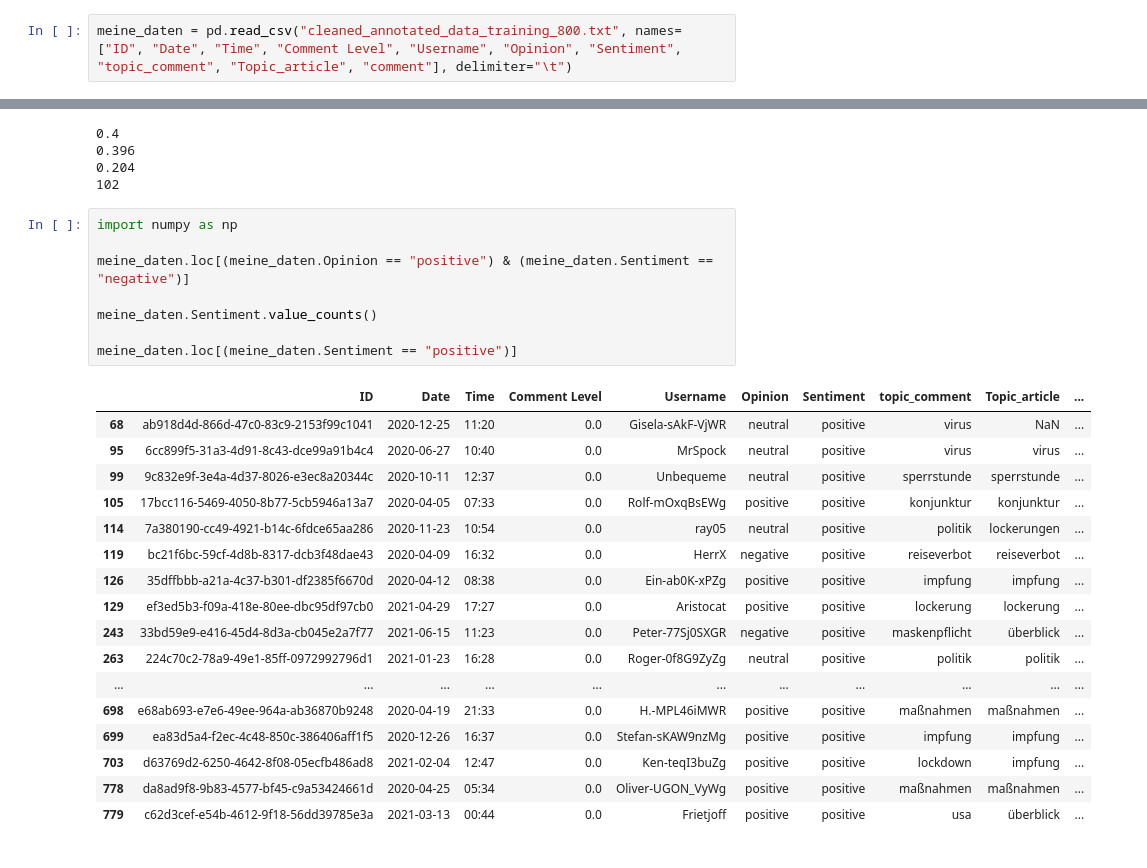
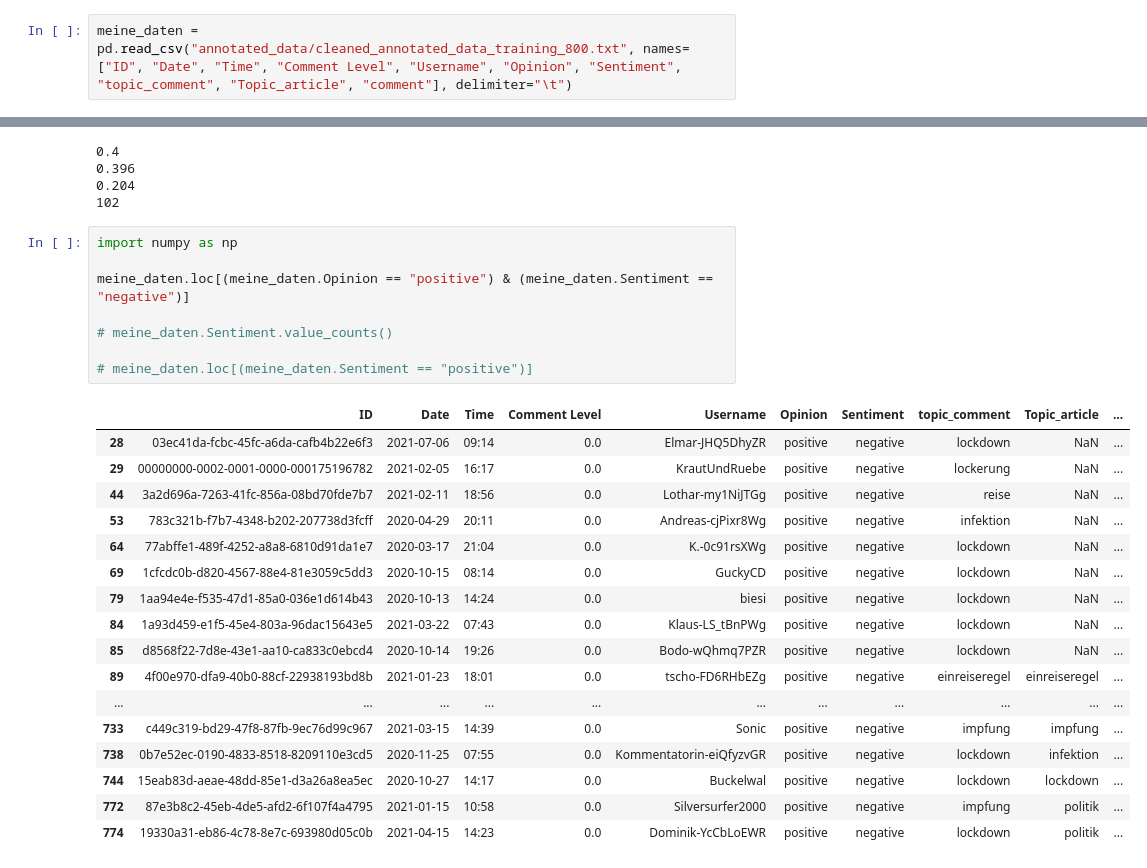
Before and after one commit to KirchnerS/Masterarbeit, a Jupyter notebook: data_exploration.ipynb, the cells around one changed output, grey strips where cells are left out. Cells and saved outputs as stored; diff of their text form.

```diff
--- a/data_exploration.ipynb
+++ b/data_exploration.ipynb
@@ -1,7 +1,7 @@
 # %%
 import pandas as pd
 # %%
-meine_daten = pd.read_csv("cleaned_annotated_data_training_800.txt", names=["ID", "Date", "Time", "Comment Level", "Username", "Opinion", "Sentiment", "topic_comment", "Topic_article", "comment"], delimiter="\t")
+meine_daten = pd.read_csv("annotated_data/cleaned_annotated_data_training_800.txt", names=["ID", "Date", "Time", "Comment Level", "Username", "Opinion", "Sentiment", "topic_comment", "Topic_article", "comment"], delimiter="\t")
 # %%
 Nan = meine_daten[meine_daten["comment"].isnull()]
 Nan.loc[:, "comment"] = Nan.loc[:, "Topic_article"]
@@ -85,26 +101,26 @@ print(opinion_verteilung[2])
 # %%
 import numpy as np
 
 meine_daten.loc[(meine_daten.Opinion == "positive") & (meine_daten.Sentiment == "negative")]
 
-meine_daten.Sentiment.value_counts()
+# meine_daten.Sentiment.value_counts()
 
-meine_daten.loc[(meine_daten.Sentiment == "positive")]
+# meine_daten.loc[(meine_daten.Sentiment == "positive")]
 # %% [output]
 |  | ID | Date | Time | Comment Level | Username | Opinion | Sentiment | topic_comment | Topic_article | ... |
-| 68 | ab918d4d-866d-47c0-83c9-2153f99c1041 | 2020-12-25 | 11:20 | 0.0 | Gisela-sAkF-VjWR | neutral | positive | virus | NaN | ... |
-| 95 | 6cc899f5-31a3-4d91-8c43-dce99a91b4c4 | 2020-06-27 | 10:40 | 0.0 | MrSpock | neutral | positive | virus | virus | ... |
-| 99 | 9c832e9f-3e4a-4d37-8026-e3ec8a20344c | 2020-10-11 | 12:37 | 0.0 | Unbequeme | neutral | positive | sperrstunde | sperrstunde | ... |
-| 105 | 17bcc116-5469-4050-8b77-5cb5946a13a7 | 2020-04-05 | 07:33 | 0.0 | Rolf-mOxqBsEWg | positive | positive | konjunktur | konjunktur | ... |
-| 114 | 7a380190-cc49-4921-b14c-6fdce65aa286 | 2020-11-23 | 10:54 | 0.0 | ray05 | neutral | positive | politik | lockerungen | ... |
-| 119 | bc21f6bc-59cf-4d8b-8317-dcb3f48dae43 | 2020-04-09 | 16:32 | 0.0 | HerrX | negative | positive | reiseverbot | reiseverbot | ... |
-| 126 | 35dffbbb-a21a-4c37-b301-df2385f6670d | 2020-04-12 | 08:38 | 0.0 | Ein-ab0K-xPZg | positive | positive | impfung | impfung | ... |
-| 129 | ef3ed5b3-f09a-418e-80ee-dbc95df97cb0 | 2021-04-29 | 17:27 | 0.0 | Aristocat | positive | positive | lockerung | lockerung | ... |
-| 243 | 33bd59e9-e416-45d4-8d3a-cb045e2a7f77 | 2021-06-15 | 11:23 | 0.0 | Peter-77Sj0SXGR | negative | positive | maskenpflicht | überblick | ... |
-| 263 | 224c70c2-78a9-49e1-85ff-0972992796d1 | 2021-01-23 | 16:28 | 0.0 | Roger-0f8G9ZyZg | neutral | positive | politik | politik | ... |
+| 28 | 03ec41da-fcbc-45fc-a6da-cafb4b22e6f3 | 2021-07-06 | 09:14 | 0.0 | Elmar-JHQ5DhyZR | positive | negative | lockdown | NaN | ... |
+| 29 | 00000000-0002-0001-0000-000175196782 | 2021-02-05 | 16:17 | 0.0 | KrautUndRuebe | positive | negative | lockerung | NaN | ... |
+| 44 | 3a2d696a-7263-41fc-856a-08bd70fde7b7 | 2021-02-11 | 18:56 | 0.0 | Lothar-my1NiJTGg | positive | negative | reise | NaN | ... |
+| 53 | 783c321b-f7b7-4348-b202-207738d3fcff | 2020-04-29 | 20:11 | 0.0 | Andreas-cjPixr8Wg | positive | negative | infektion | NaN | ... |
+| 64 | 77abffe1-489f-4252-a8a8-6810d91da1e7 | 2020-03-17 | 21:04 | 0.0 | K.-0c91rsXWg | positive | negative | lockdown | NaN | ... |
+| 69 | 1cfcdc0b-d820-4567-88e4-81e3059c5dd3 | 2020-10-15 | 08:14 | 0.0 | GuckyCD | positive | negative | lockdown | NaN | ... |
+| 79 | 1aa94e4e-f535-47d1-85a0-036e1d614b43 | 2020-10-13 | 14:24 | 0.0 | biesi | positive | negative | lockdown | NaN | ... |
+| 84 | 1a93d459-e1f5-45e4-803a-96dac15643e5 | 2021-03-22 | 07:43 | 0.0 | Klaus-LS_tBnPWg | positive | negative | lockdown | NaN | ... |
+| 85 | d8568f22-7d8e-43e1-aa10-ca833c0ebcd4 | 2020-10-14 | 19:26 | 0.0 | Bodo-wQhmq7PZR | positive | negative | lockdown | NaN | ... |
+| 89 | 4f00e970-dfa9-40b0-88cf-22938193bd8b | 2021-01-23 | 18:01 | 0.0 | tscho-FD6RHbEZg | positive | negative | einreiseregel | einreiseregel | ... |
 | ... | ... | ... | ... | ... | ... | ... | ... | ... | ... | ... |
-| 698 | e68ab693-e7e6-49ee-964a-ab36870b9248 | 2020-04-19 | 21:33 | 0.0 | H.-MPL46iMWR | positive | positive | maßnahmen | maßnahmen | ... |
-| 699 | ea83d5a4-f2ec-4c48-850c-386406aff1f5 | 2020-12-26 | 16:37 | 0.0 | Stefan-sKAW9nzMg | positive | positive | impfung | impfung | ... |
-| 703 | d63769d2-6250-4642-8f08-05ecfb486ad8 | 2021-02-04 | 12:47 | 0.0 | Ken-teqI3buZg | positive | positive | lockdown | impfung | ... |
-| 778 | da8ad9f8-9b83-4577-bf45-c9a53424661d | 2020-04-25 | 05:34 | 0.0 | Oliver-UGON_VyWg | positive | positive | maßnahmen | maßnahmen | ... |
-| 779 | c62d3cef-e54b-4612-9f18-56dd39785e3a | 2021-03-13 | 00:44 | 0.0 | Frietjoff | positive | positive | usa | überblick | ... |
+| 733 | c449c319-bd29-47f8-87fb-9ec76d99c967 | 2021-03-15 | 14:39 | 0.0 | Sonic | positive | negative | impfung | impfung | ... |
+| 738 | 0b7e52ec-0190-4833-8518-8209110e3cd5 | 2020-11-25 | 07:55 | 0.0 | Kommentatorin-eiQfyzvGR | positive | negative | lockdown | infektion | ... |
+| 744 | 15eab83d-aeae-48dd-85e1-d3a26a8ea5ec | 2020-10-27 | 14:17 | 0.0 | Buckelwal | positive | negative | lockdown | lockdown | ... |
+| 772 | 87e3b8c2-45eb-4de5-afd2-6f107f4a4795 | 2021-01-15 | 10:58 | 0.0 | Silversurfer2000 | positive | negative | impfung | politik | ... |
+| 774 | 19330a31-eb86-4c78-8e7c-693980d05c0b | 2021-04-15 | 14:23 | 0.0 | Dominik-YcCbLoEWR | positive | negative | lockdown | politik | ... |
```
Also changed, not shown: parts of 1 cell of this notebook, 4 other files.
